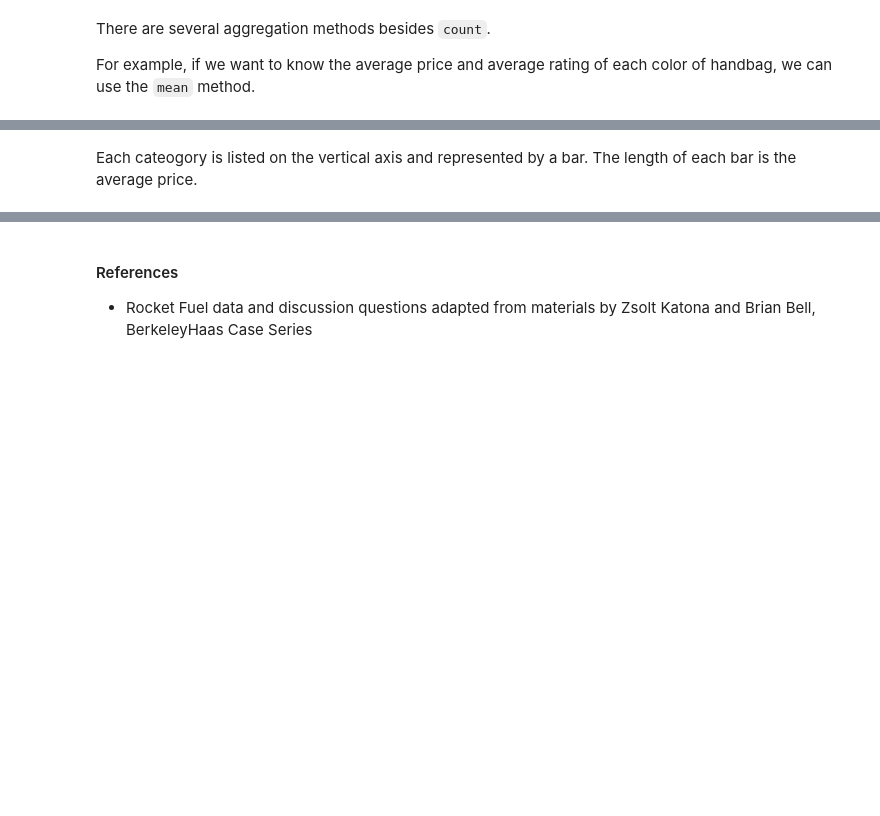
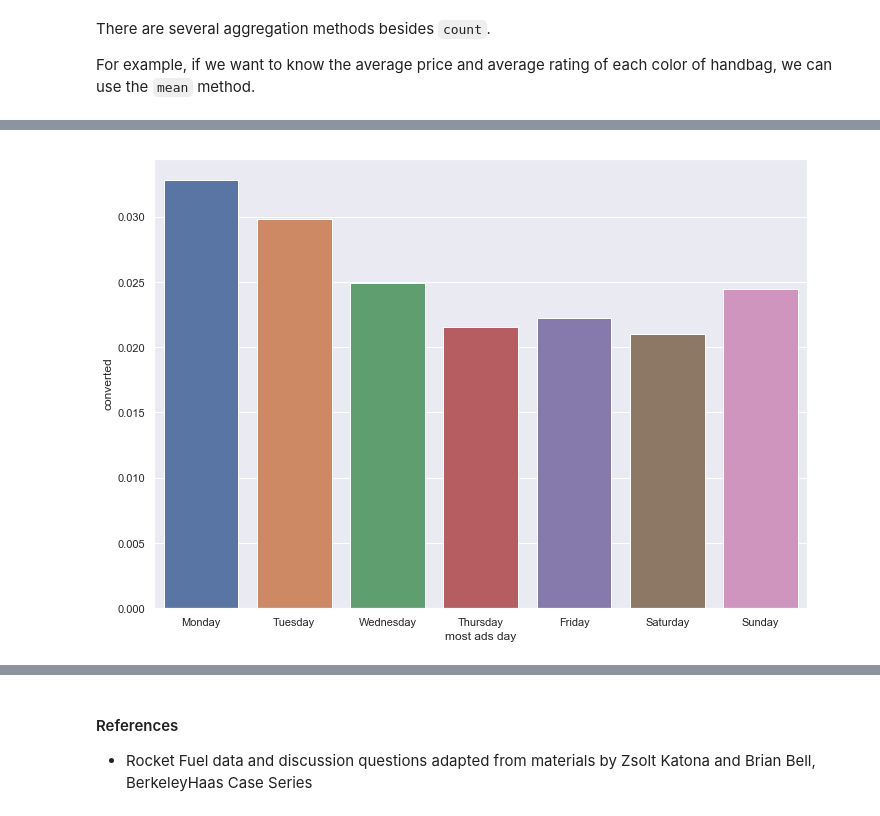
Before and after one commit to ktakimoto/haas-ds-online, a Jupyter notebook: 05Categorizing-Data.ipynb, the cells around one changed output, grey strips where cells are left out. Cells and saved outputs as stored; diff of their text form; code cells hidden in the pictures; blank space fills up the shorter version.

```diff
--- a/05Categorizing-Data.ipynb
+++ b/05Categorizing-Data.ipynb
@@ -23,6 +24,10 @@
 import pandas as pd
 import seaborn as sns
 %matplotlib inline
+import calendar
+
+# make the plots bigger
+sns.set(rc={'figure.figsize':(11.7,8.27)})
 # %% [markdown]
 In the previous notebook, we learned some basic Python and Table operations and applied them to the Rocket Fuel data to answer questions about the profitability of the ad campaign.
 
@@ -41,5 +45,9 @@ As a reminder, our data looks like this:
 # load the rocket fuel data
 ads = pd.read_csv('data/rocketfuel_data_renamed.csv', index_col=0)
 
+# change days to a categorical variable so it will sort correctly
+cat_type = pd.CategoricalDtype(categories=list(calendar.day_name), ordered=True)
+ads["most ads day"] = ads["most ads day"].astype(cat_type)
+
 # display the first ten rows
 ads.head()
@@ -120,3 +135,4 @@ Using `groupby`, group the handbags by color and find the minimum price and rati
 # %%
 # fill in the ... with the correct code
-...
+day_rates = ads.groupby("...", as_index=False)
+day_rates
@@ -150,2 +190,5 @@ sns.barplot(x="color", y="rating", data=bag_avgs.reset_index())
-# %% [markdown]
-Each cateogory is listed on the vertical axis and represented by a bar. The length of each bar is the average price.
+# %%
+# plot a barplot of the conversion rates for each day
+sns.barplot(x="most ads day", y="converted", data=day_rates);
+# %% [output]
+[figure, added]
```
Also changed, not shown: parts of 25 cells of this notebook.
